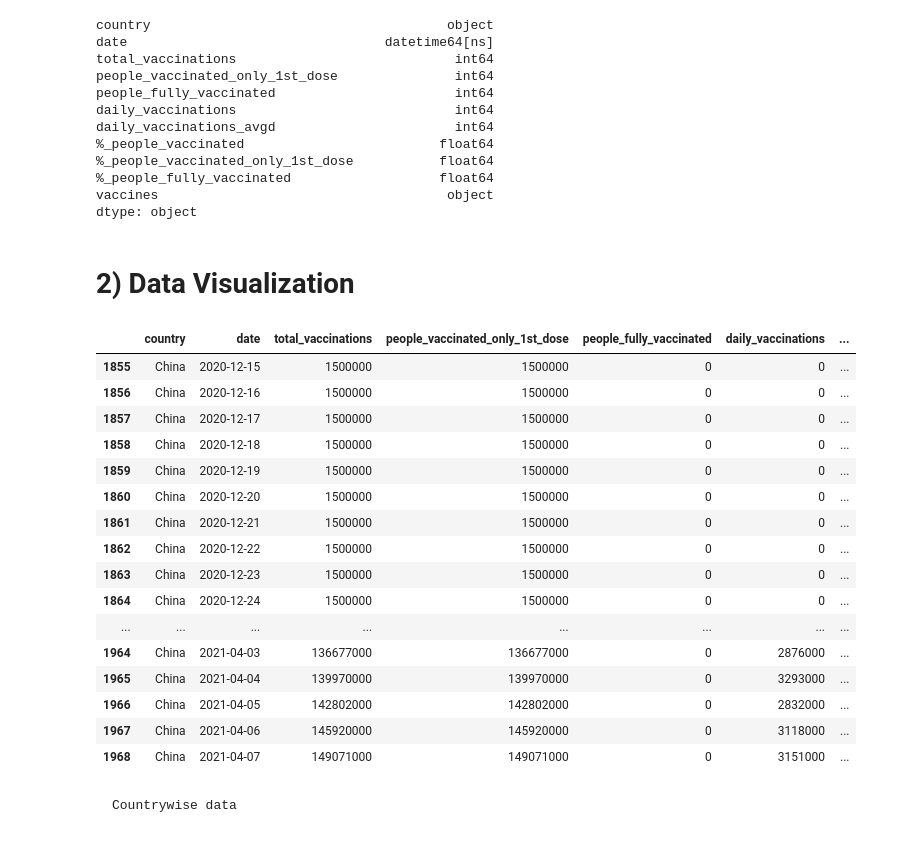
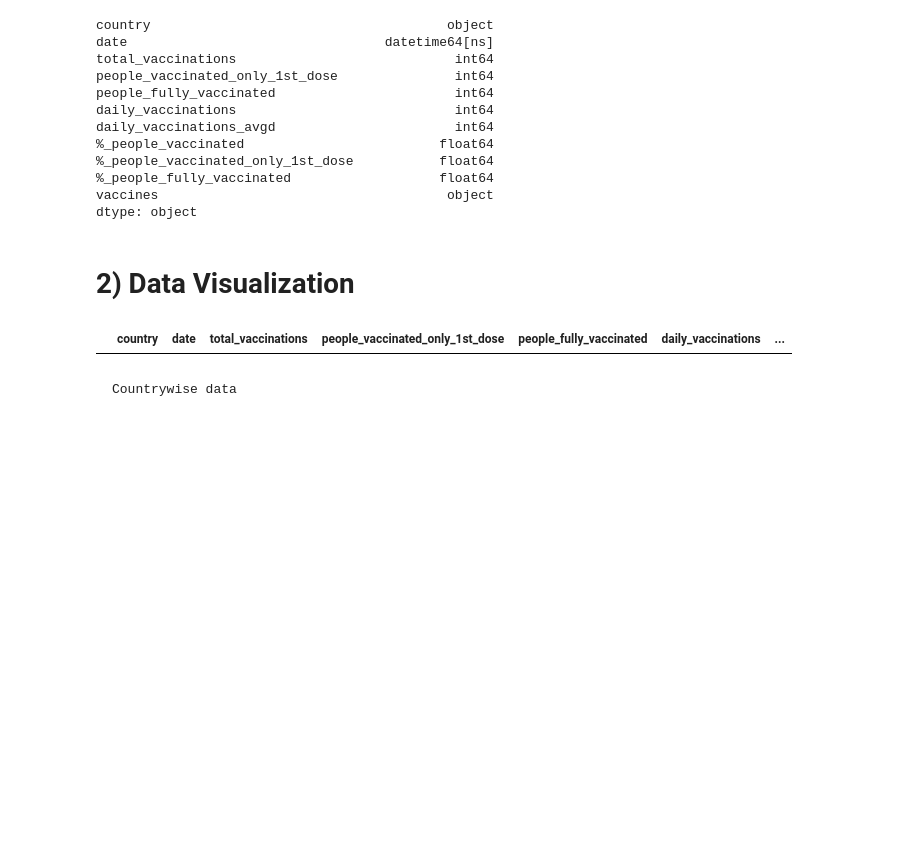
Before and after one commit to Dhruv-praju/COVID-19-Tracker, a Jupyter notebook: Vaccine Data Visualization and analysis.ipynb, the cells around one changed output. Saved outputs shown, nothing was run; the diff lists cells and outputs as text; code cells hidden in the pictures; blank space fills up the shorter version.

```diff
--- a/Vaccine Data Visualization and analysis.ipynb
+++ b/Vaccine Data Visualization and analysis.ipynb
@@ -61,26 +61,11 @@ dtype: object
 # %% [markdown]
 # 2) Data Visualization
 # %%
-filt = vac_data.country=='China'
+plt.style.use('seaborn')
+filt = vac_data.country=='Gibralter'
 vac_data.loc[filt]
 # %% [output]
 |  | country | date | total_vaccinations | people_vaccinated_only_1st_dose | people_fully_vaccinated | daily_vaccinations | ... |
-| 1855 | China | 2020-12-15 | 1500000 | 1500000 | 0 | 0 | ... |
-| 1856 | China | 2020-12-16 | 1500000 | 1500000 | 0 | 0 | ... |
-| 1857 | China | 2020-12-17 | 1500000 | 1500000 | 0 | 0 | ... |
-| 1858 | China | 2020-12-18 | 1500000 | 1500000 | 0 | 0 | ... |
-| 1859 | China | 2020-12-19 | 1500000 | 1500000 | 0 | 0 | ... |
-| 1860 | China | 2020-12-20 | 1500000 | 1500000 | 0 | 0 | ... |
-| 1861 | China | 2020-12-21 | 1500000 | 1500000 | 0 | 0 | ... |
-| 1862 | China | 2020-12-22 | 1500000 | 1500000 | 0 | 0 | ... |
-| 1863 | China | 2020-12-23 | 1500000 | 1500000 | 0 | 0 | ... |
-| 1864 | China | 2020-12-24 | 1500000 | 1500000 | 0 | 0 | ... |
-| ... | ... | ... | ... | ... | ... | ... | ... |
-| 1964 | China | 2021-04-03 | 136677000 | 136677000 | 0 | 2876000 | ... |
-| 1965 | China | 2021-04-04 | 139970000 | 139970000 | 0 | 3293000 | ... |
-| 1966 | China | 2021-04-05 | 142802000 | 142802000 | 0 | 2832000 | ... |
-| 1967 | China | 2021-04-06 | 145920000 | 145920000 | 0 | 3118000 | ... |
-| 1968 | China | 2021-04-07 | 149071000 | 149071000 | 0 | 3151000 | ... |
 # %% [markdown]
     Countrywise data
 # %%
```
Also changed, not shown: parts of 11 cells of this notebook, 2 other files.
